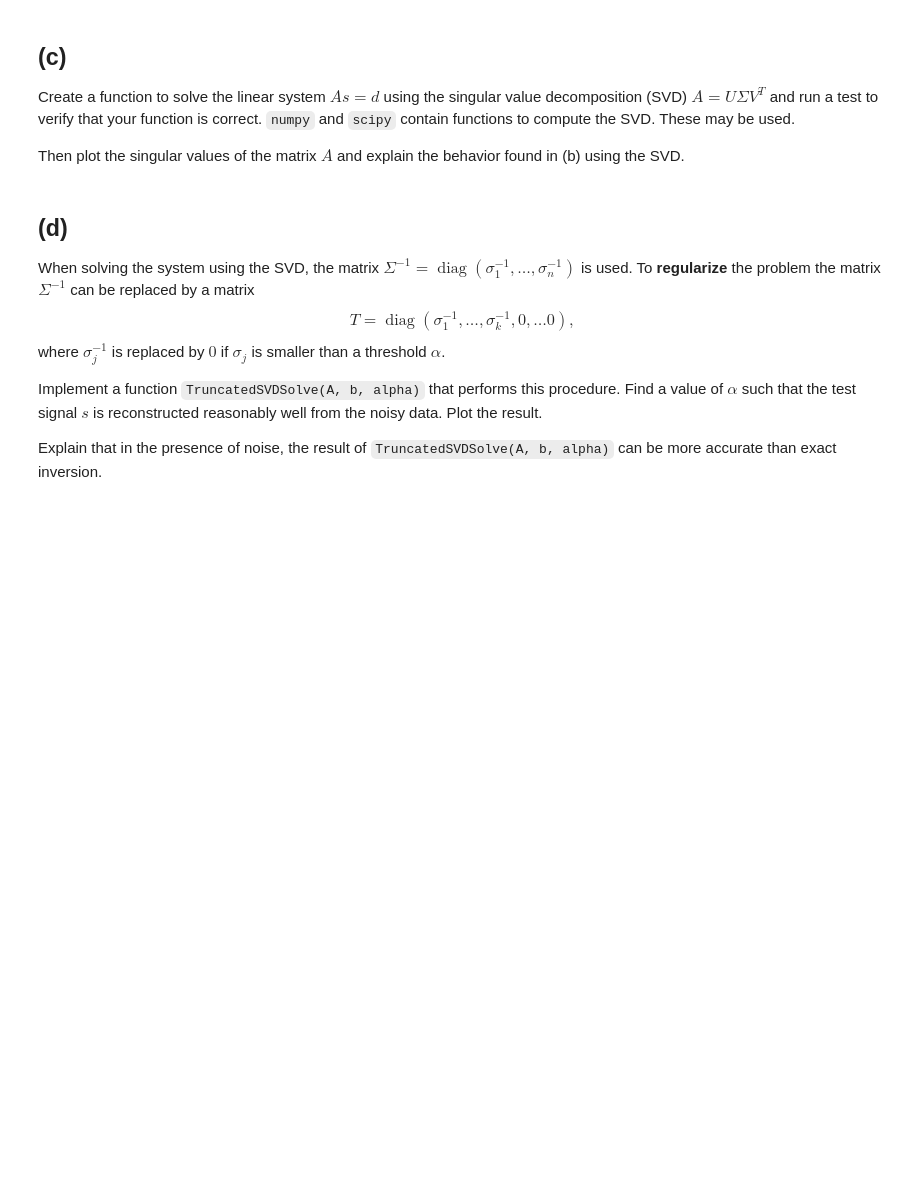
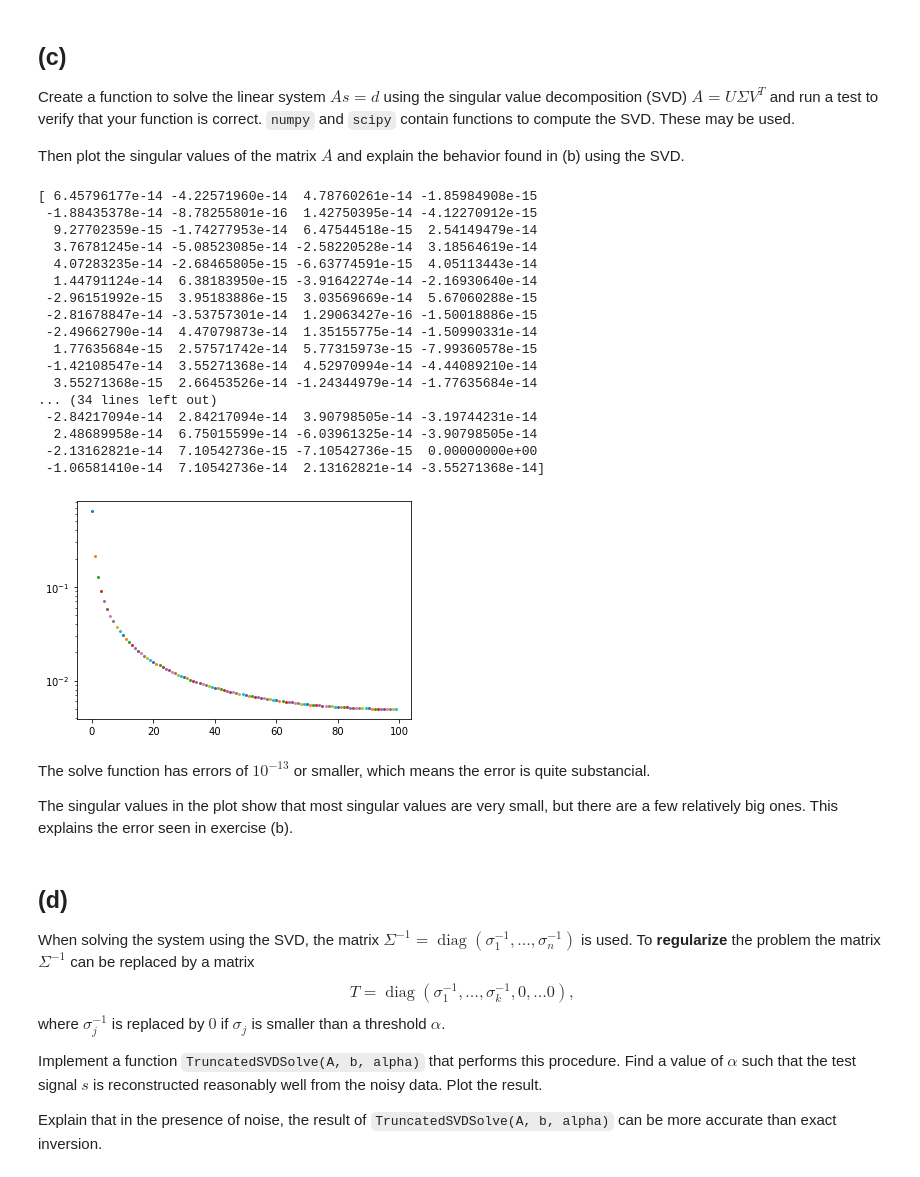
Before and after one commit to JaccovanWijk/NAHomework, a Jupyter notebook: Homework 3/homework3.ipynb, the cells around one changed output. Saved outputs shown, nothing was run; the diff lists cells and outputs as text; code cells hidden in the pictures; blank space fills up the shorter version.

```diff
--- a/Homework 3/homework3.ipynb
+++ b/Homework 3/homework3.ipynb
@@ -120,7 +122,51 @@ Create a function to solve the linear system $A s = d$ using the singular value
 
 Then plot the singular values of the matrix $A$ and explain the behavior found in (b) using the SVD.
 # %%
-# YOUR CODE HERE
+def solve(d, n):
+    h = 1/n
+    A = np.tril(h*np.ones((n,n)))
+    u,singulars,vt = np.linalg.svd(A, full_matrices=True)
+    sigma = np.diag(singulars)
+
+    u_inv = np.linalg.inv(u)
+    sigma_inv = np.linalg.inv(sigma)
+    vt_inv = np.linalg.inv(vt)
+    s = vt_inv.dot(sigma_inv.dot(u_inv)).dot(d)
+    return s
+
+s_0_estimate = solve(d_0,n)
+s_e_estimate = solve(d_e,n)
+
+print(s_0_estimate - s_0)
+print(s_e_estimate - s_e)
+
+sigma = np.diag(np.linalg.svd(A, full_matrices=True)[1])
+plt.plot(sigma, 'o',markersize=2)
+plt.yscale('log')
+plt.show()
+# %% [output]
+[ 6.45796177e-14 -4.22571960e-14  4.78760261e-14 -1.85984908e-15
+ -1.88435378e-14 -8.78255801e-16  1.42750395e-14 -4.12270912e-15
+  9.27702359e-15 -1.74277953e-14  6.47544518e-15  2.54149479e-14
+  3.76781245e-14 -5.08523085e-14 -2.58220528e-14  3.18564619e-14
+  4.07283235e-14 -2.68465805e-15 -6.63774591e-15  4.05113443e-14
+  1.44791124e-14  6.38183950e-15 -3.91642274e-14 -2.16930640e-14
+ -2.96151992e-15  3.95183886e-15  3.03569669e-14  5.67060288e-15
+ -2.81678847e-14 -3.53757301e-14  1.29063427e-16 -1.50018886e-15
+ -2.49662790e-14  4.47079873e-14  1.35155775e-14 -1.50990331e-14
+  1.77635684e-15  2.57571742e-14  5.77315973e-15 -7.99360578e-15
+ -1.42108547e-14  3.55271368e-14  4.52970994e-14 -4.44089210e-14
+  3.55271368e-15  2.66453526e-14 -1.24344979e-14 -1.77635684e-14
+... (34 lines left out)
+ -2.84217094e-14  2.84217094e-14  3.90798505e-14 -3.19744231e-14
+  2.48689958e-14  6.75015599e-14 -6.03961325e-14 -3.90798505e-14
+ -2.13162821e-14  7.10542736e-15 -7.10542736e-15  0.00000000e+00
+ -1.06581410e-14  7.10542736e-14  2.13162821e-14 -3.55271368e-14]
+[figure, added]
+# %% [markdown]
+The solve function has errors of $10^{-13}$ or smaller, which means the error is quite substancial.
+
+The singular values in the plot show that most singular values are very small, but there are a few relatively big ones. This explains the error seen in exercise (b).
 # %% [markdown]
 ## (d)
 When solving the system using the SVD, the matrix $\Sigma^{-1} =
```
Also changed, not shown: parts of 3 cells of this notebook, 1 other file.
